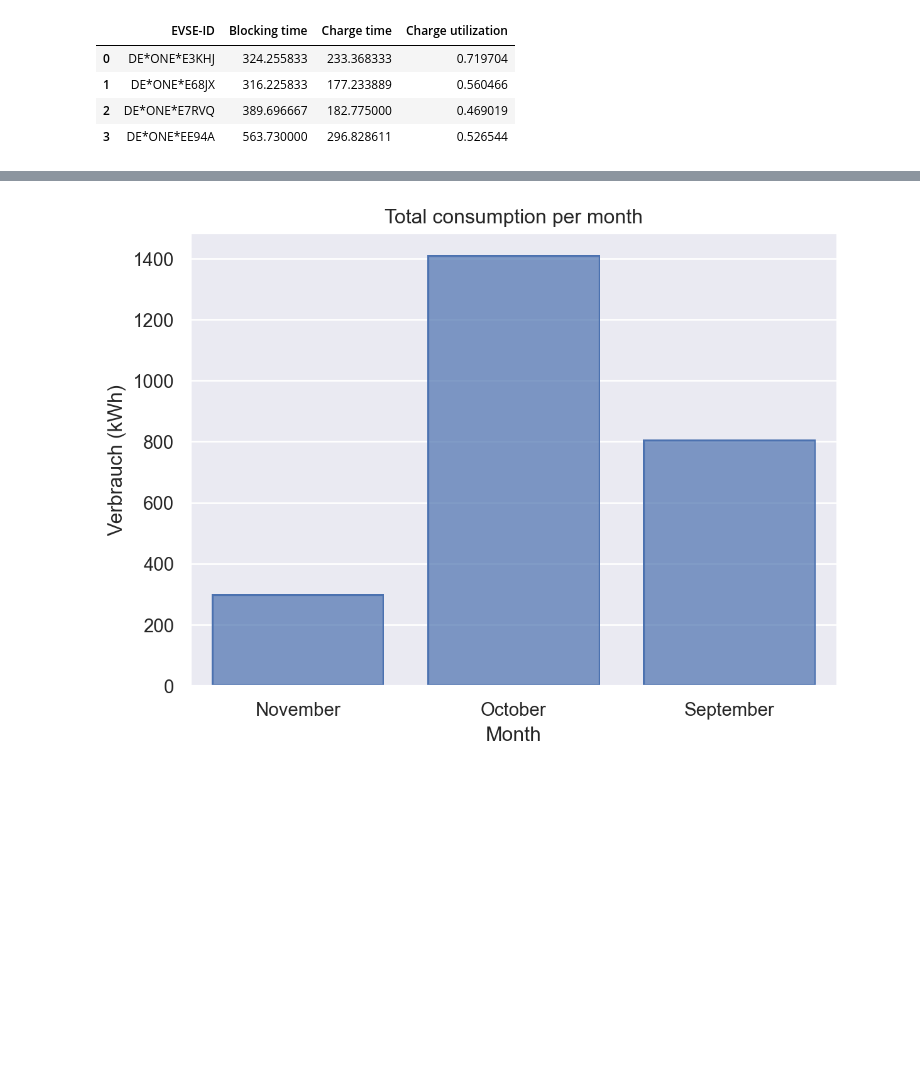
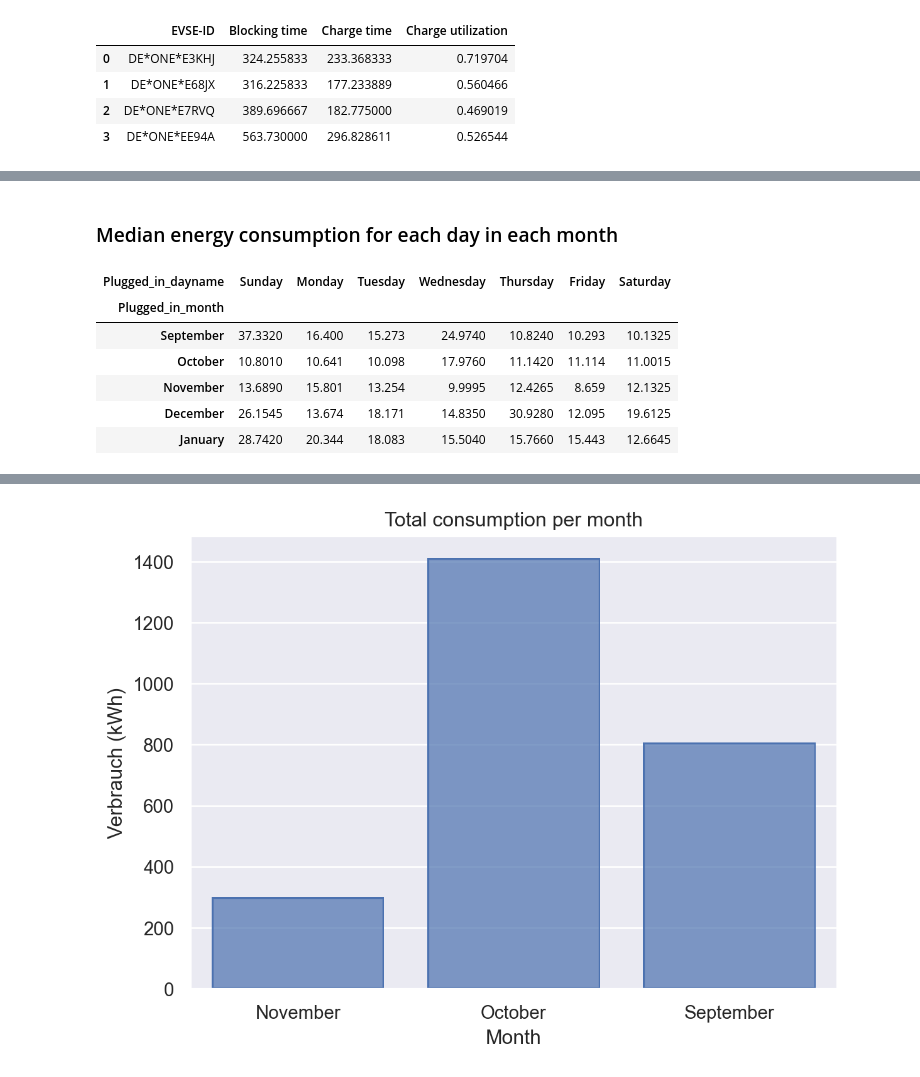
Before and after one commit to Omotayewo/EV-charging-analysis, a Jupyter notebook: Notebooks/Analysis of Electric Vehicle Charging Transactions (Users).ipynb, the cells around one changed output, grey strips where cells are left out. Drawn from its saved outputs; the diff is of its cells as text; code cells hidden in the pictures; blank space fills up the shorter version.

```diff
--- a/Notebooks/Analysis of Electric Vehicle Charging Transactions (Users).ipynb
+++ b/Notebooks/Analysis of Electric Vehicle Charging Transactions (Users).ipynb
@@ -1101,0 +1118,14 @@ plt.show()
+# %% [markdown]
+### Median energy consumption for each day in each month
+# %%
+# Create a pivot table that contains the total median consumption for each day in each month
+median_energy = pd.pivot_table(user_data, values='Verbrauch (kWh)', columns=['Plugged_in_dayname'], index=['Plugged_in_month'], aggfunc="median")
+median_energy
+# %% [output]
+| Plugged_in_dayname | Sunday | Monday | Tuesday | Wednesday | Thursday | Friday | Saturday |
+| Plugged_in_month |  |  |  |  |  |  |  |
+| September | 37.3320 | 16.400 | 15.273 | 24.9740 | 10.8240 | 10.293 | 10.1325 |
+| October | 10.8010 | 10.641 | 10.098 | 17.9760 | 11.1420 | 11.114 | 11.0015 |
+| November | 13.6890 | 15.801 | 13.254 | 9.9995 | 12.4265 | 8.659 | 12.1325 |
+| December | 26.1545 | 13.674 | 18.171 | 14.8350 | 30.9280 | 12.095 | 19.6125 |
+| January | 28.7420 | 20.344 | 18.083 | 15.5040 | 15.7660 | 15.443 | 12.6645 |
```
Also changed, not shown: parts of 120 cells of this notebook, 1 other file.
